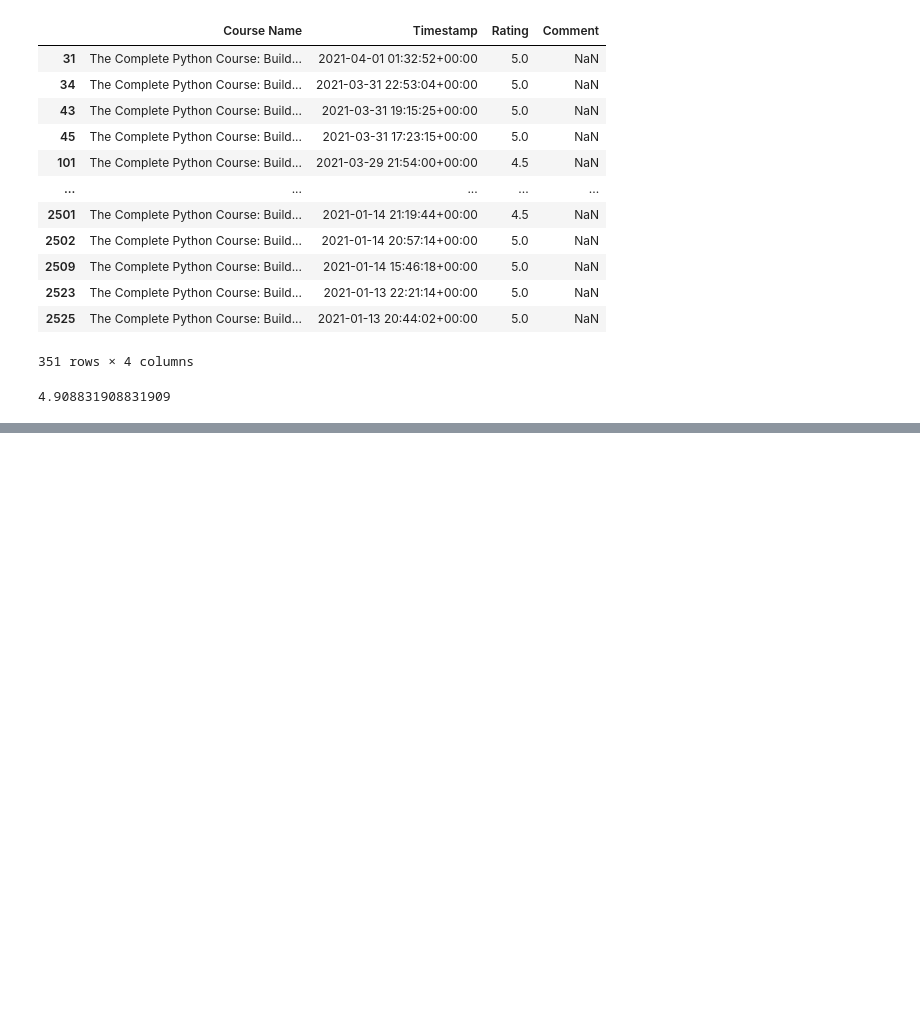
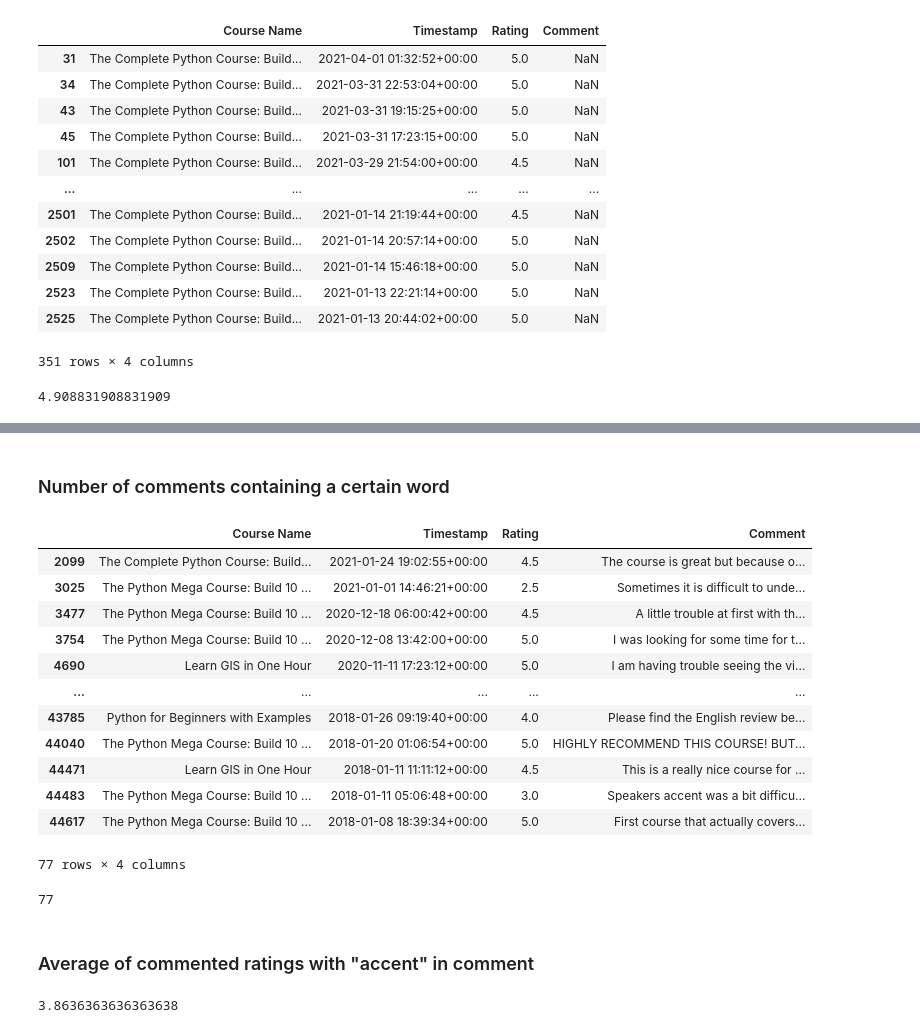
Before and after one commit to AgnesDemon/Python, a Jupyter notebook: packt_python/app_4/reviews.ipynb, the cells around one changed output, grey strips where cells are left out. Saved outputs shown, nothing was run; the diff lists cells and outputs as text; code cells hidden in the pictures; blank space fills up the shorter version.

```diff
--- a/packt_python/app_4/reviews.ipynb
+++ b/packt_python/app_4/reviews.ipynb
@@ -218,0 +334,28 @@ data[(data["Rating"] > 4) & (data["Course Name"] == "The Complete Python Course:
+# %% [markdown]
+### Number of comments containing a certain word
+# %%
+data[data["Comment"].str.contains("accent", na=False)]
+# %% [output]
+|  | Course Name | Timestamp | Rating | Comment |
+| 2099 | The Complete Python Course: Build... | 2021-01-24 19:02:55+00:00 | 4.5 | The course is great but because o... |
+| 3025 | The Python Mega Course: Build 10 ... | 2021-01-01 14:46:21+00:00 | 2.5 | Sometimes it is difficult to unde... |
+| 3477 | The Python Mega Course: Build 10 ... | 2020-12-18 06:00:42+00:00 | 4.5 | A little trouble at first with th... |
+| 3754 | The Python Mega Course: Build 10 ... | 2020-12-08 13:42:00+00:00 | 5.0 | I was looking for some time for t... |
+| 4690 | Learn GIS in One Hour | 2020-11-11 17:23:12+00:00 | 5.0 | I am having trouble seeing the vi... |
+| ... | ... | ... | ... | ... |
+| 43785 | Python for Beginners with Examples | 2018-01-26 09:19:40+00:00 | 4.0 | Please find the English review be... |
+| 44040 | The Python Mega Course: Build 10 ... | 2018-01-20 01:06:54+00:00 | 5.0 | HIGHLY RECOMMEND THIS COURSE! BUT... |
+| 44471 | Learn GIS in One Hour | 2018-01-11 11:11:12+00:00 | 4.5 | This is a really nice course for ... |
+| 44483 | The Python Mega Course: Build 10 ... | 2018-01-11 05:06:48+00:00 | 3.0 | Speakers accent was a bit difficu... |
+| 44617 | The Python Mega Course: Build 10 ... | 2018-01-08 18:39:34+00:00 | 5.0 | First course that actually covers... |
+77 rows × 4 columns
+# %%
+data[data["Comment"].str.contains("accent", na=False)]["Rating"].count()
+# %% [output]
+77
+# %% [markdown]
+### Average of commented ratings with "accent" in comment
+# %%
+data[data["Comment"].str.contains("accent", na=False)]["Rating"].mean()
+# %% [output]
+3.8636363636363638
```
Also changed, not shown: parts of 26 cells of this notebook.
